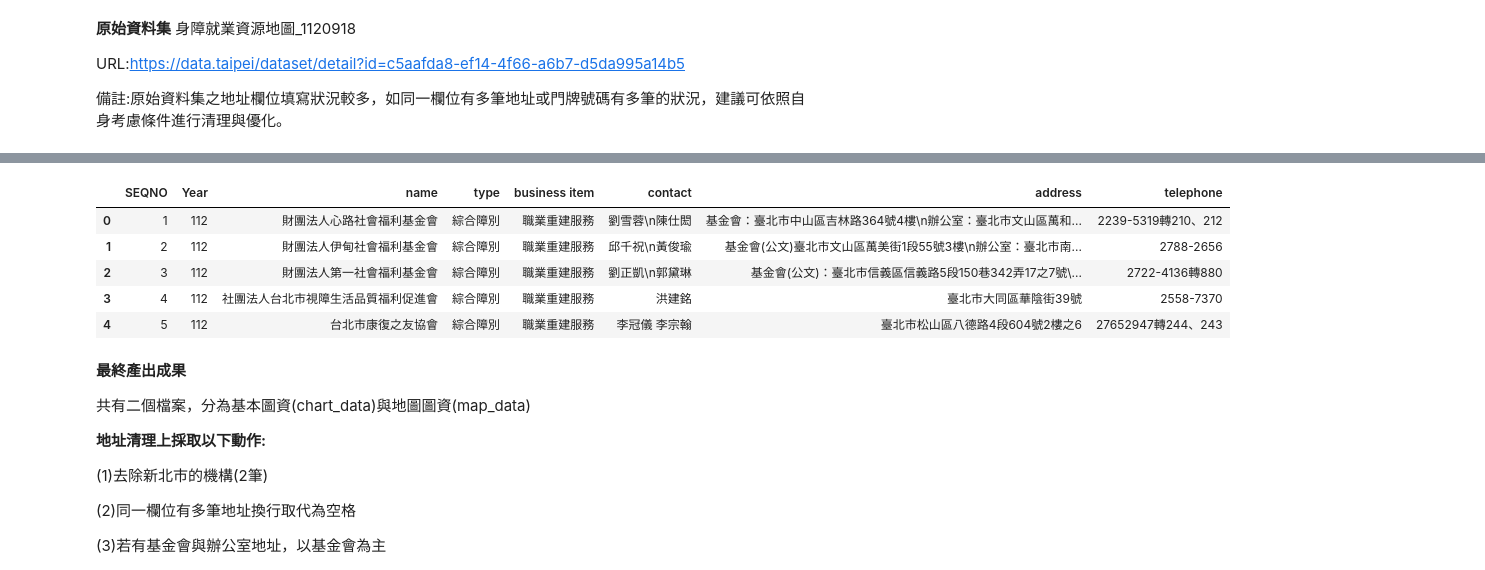
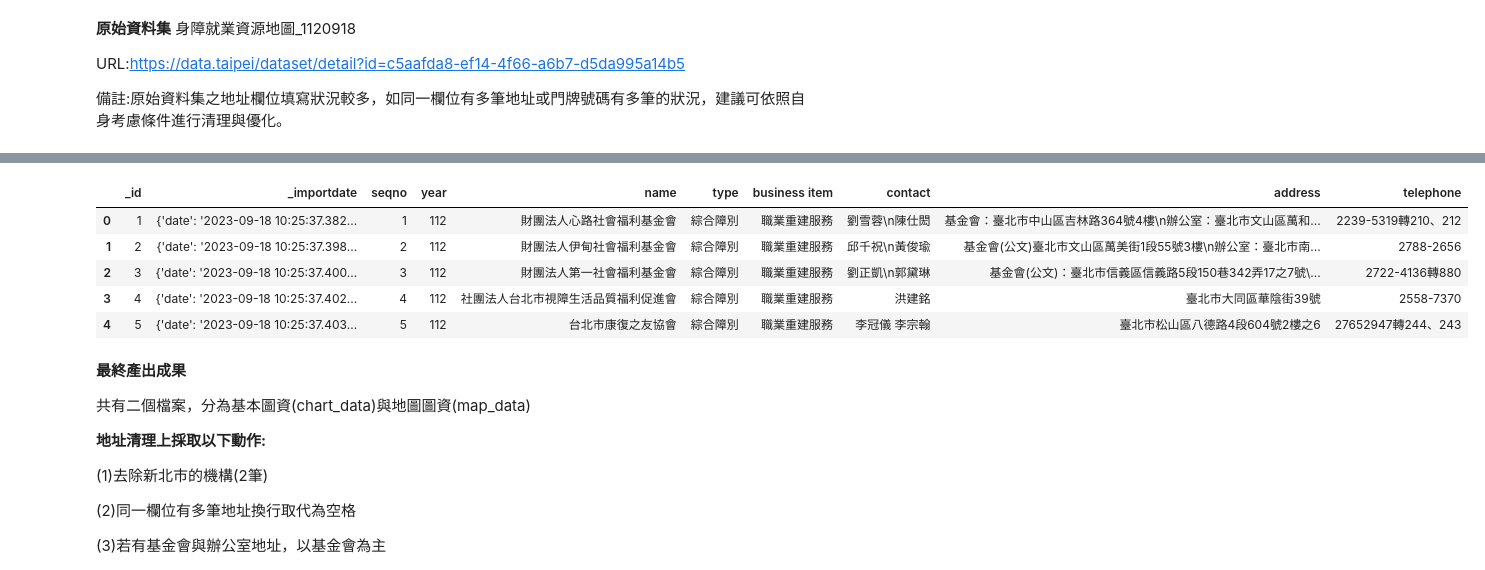
Before and after one commit to tpe-doit/Taipei-Codefest-2023-Workshop, a Jupyter notebook: hackathon_workshop_ETL.ipynb, the cells around one changed output, grey strips where cells are left out. Drawn from its saved outputs; the diff is of its cells as text; code cells hidden in the pictures.

Commit message:
modify raw_accessibility_job_map

```diff
--- a/hackathon_workshop_ETL.ipynb
+++ b/hackathon_workshop_ETL.ipynb
@@ -1562,12 +1544,16 @@ Practice_accessibil 100%[===================>]  10.38K  --.-KB/s    in 0s
+# %%
+# raw_data
+rid = 'f26a4c04-771f-42f3-a028-1a7e89303509'
+raw_accessibility_job_map = get_datataipei_api(rid)
 # %%
-raw_data.head()
+raw_accessibility_job_map.head()
 # %% [output]
-|  | SEQNO | Year | name | type | business item | contact | address | telephone |
-| 0 | 1 | 112 | 財團法人心路社會福利基金會 | 綜合障別 | 職業重建服務 | 劉雪蓉\n陳仕閎 | 基金會：臺北市中山區吉林路364號4樓\n辦公室：臺北市文山區萬和... | 2239-5319轉210、212 |
-| 1 | 2 | 112 | 財團法人伊甸社會福利基金會 | 綜合障別 | 職業重建服務 | 邱千祝\n黃俊瑜 | 基金會(公文)臺北市文山區萬美街1段55號3樓\n辦公室：臺北市南... | 2788-2656 |
-| 2 | 3 | 112 | 財團法人第一社會福利基金會 | 綜合障別 | 職業重建服務 | 劉正凱\n郭黛琳 | 基金會(公文)：臺北市信義區信義路5段150巷342弄17之7號\... | 2722-4136轉880 |
-| 3 | 4 | 112 | 社團法人台北市視障生活品質福利促進會 | 綜合障別 | 職業重建服務 | 洪建銘 | 臺北市大同區華陰街39號 | 2558-7370 |
-| 4 | 5 | 112 | 台北市康復之友協會 | 綜合障別 | 職業重建服務 | 李冠儀 李宗翰 | 臺北市松山區八德路4段604號2樓之6 | 27652947轉244、243 |
+|  | _id | _importdate | seqno | year | name | type | business item | contact | address | telephone |
+| 0 | 1 | {'date': '2023-09-18 10:25:37.382... | 1 | 112 | 財團法人心路社會福利基金會 | 綜合障別 | 職業重建服務 | 劉雪蓉\n陳仕閎 | 基金會：臺北市中山區吉林路364號4樓\n辦公室：臺北市文山區萬和... | 2239-5319轉210、212 |
+| 1 | 2 | {'date': '2023-09-18 10:25:37.398... | 2 | 112 | 財團法人伊甸社會福利基金會 | 綜合障別 | 職業重建服務 | 邱千祝\n黃俊瑜 | 基金會(公文)臺北市文山區萬美街1段55號3樓\n辦公室：臺北市南... | 2788-2656 |
+| 2 | 3 | {'date': '2023-09-18 10:25:37.400... | 3 | 112 | 財團法人第一社會福利基金會 | 綜合障別 | 職業重建服務 | 劉正凱\n郭黛琳 | 基金會(公文)：臺北市信義區信義路5段150巷342弄17之7號\... | 2722-4136轉880 |
+| 3 | 4 | {'date': '2023-09-18 10:25:37.402... | 4 | 112 | 社團法人台北市視障生活品質福利促進會 | 綜合障別 | 職業重建服務 | 洪建銘 | 臺北市大同區華陰街39號 | 2558-7370 |
+| 4 | 5 | {'date': '2023-09-18 10:25:37.403... | 5 | 112 | 台北市康復之友協會 | 綜合障別 | 職業重建服務 | 李冠儀 李宗翰 | 臺北市松山區八德路4段604號2樓之6 | 27652947轉244、243 |
 # %% [markdown]
 **最終產出成果**
 
```
Also changed, not shown: parts of 9 cells of this notebook.
